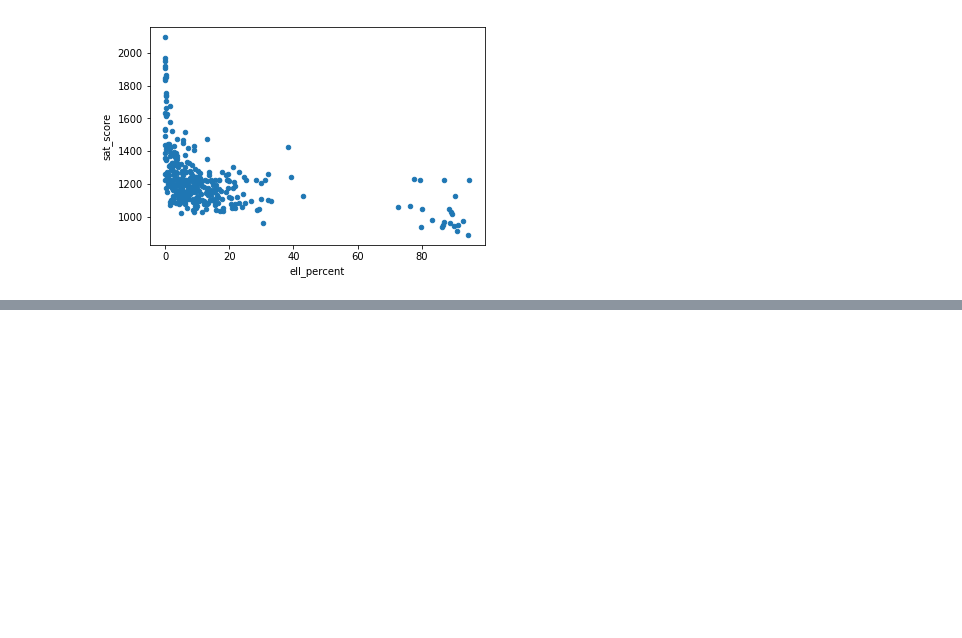
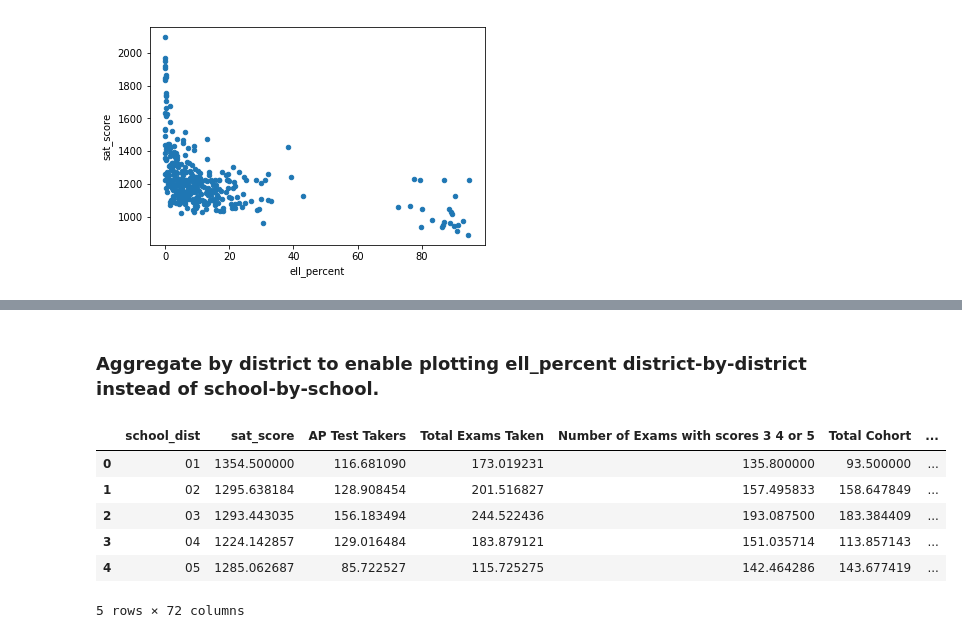
Before and after one commit to SixStringsCoder/Data_Projects_w_Python, a Jupyter notebook: efficacy_of_SAT/Efficacy of Standardized Tests in the US.ipynb, the cells around one changed output, grey strips where cells are left out. Drawn from its saved outputs; the diff is of its cells as text; code cells hidden in the pictures; blank space fills up the shorter version.

```diff
--- a/efficacy_of_SAT/Efficacy of Standardized Tests in the US.ipynb
+++ b/efficacy_of_SAT/Efficacy of Standardized Tests in the US.ipynb
@@ -489,0 +497,16 @@ plt.show()
+# %% [markdown]
+### Aggregate by district to enable plotting ell_percent district-by-district instead of school-by-school.
+# %%
+import numpy as np
+
+districts = combined.groupby("school_dist").agg(np.mean)
+districts.reset_index(inplace=True)
+districts[:5]
+# %% [output]
+|  | school_dist | sat_score | AP Test Takers | Total Exams Taken | Number of Exams with scores 3 4 or 5 | Total Cohort | ... |
+| 0 | 01 | 1354.500000 | 116.681090 | 173.019231 | 135.800000 | 93.500000 | ... |
+| 1 | 02 | 1295.638184 | 128.908454 | 201.516827 | 157.495833 | 158.647849 | ... |
+| 2 | 03 | 1293.443035 | 156.183494 | 244.522436 | 193.087500 | 183.384409 | ... |
+| 3 | 04 | 1224.142857 | 129.016484 | 183.879121 | 151.035714 | 113.857143 | ... |
+| 4 | 05 | 1285.062687 | 85.722527 | 115.725275 | 142.464286 | 143.677419 | ... |
+5 rows × 72 columns
```
Also changed, not shown: parts of 5 cells of this notebook.
